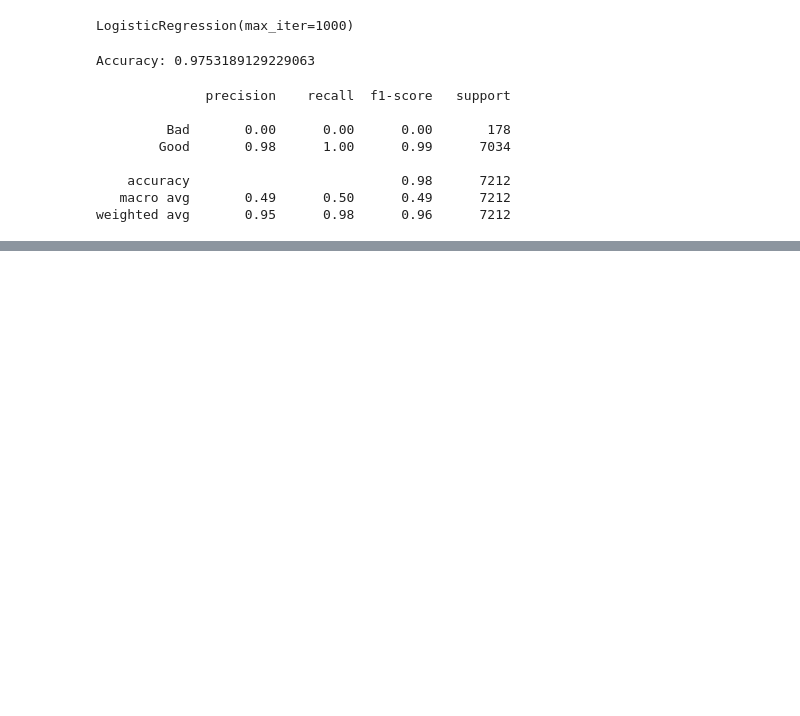
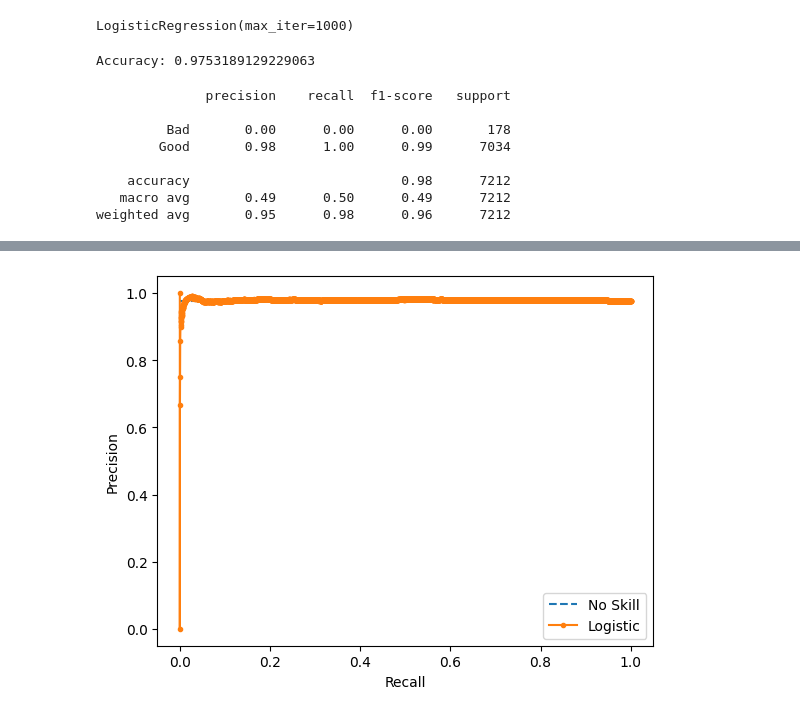
Before and after one commit to manish-cr/CS3244-credit-approval, a Jupyter notebook: code/logistic_regression.ipynb, the cells around one changed output, grey strips where cells are left out. Saved outputs shown, nothing was run; the diff lists cells and outputs as text; code cells hidden in the pictures; blank space fills up the shorter version.

```diff
--- a/code/logistic_regression.ipynb
+++ b/code/logistic_regression.ipynb
@@ -45,0 +115,11 @@ weighted avg       0.95      0.98      0.96      7212
+# %%
+# Precision- Recall curve ???????
+no_skill = len(y_test_2label_binary[y_test_2label_binary==1])/len(y_test_2label_binary)
+plt.plot([0,1], [no_skill, no_skill], linestyle = '--', label = 'No Skill')
+plt.plot(lr_recall, lr_precision, marker = '.', label = "Logistic")
+plt.xlabel('Recall')
+plt.ylabel('Precision')
+plt.legend()
+plt.show()
+# %% [output]
+[figure, added]
```
Also changed, not shown: parts of 9 cells of this notebook.
